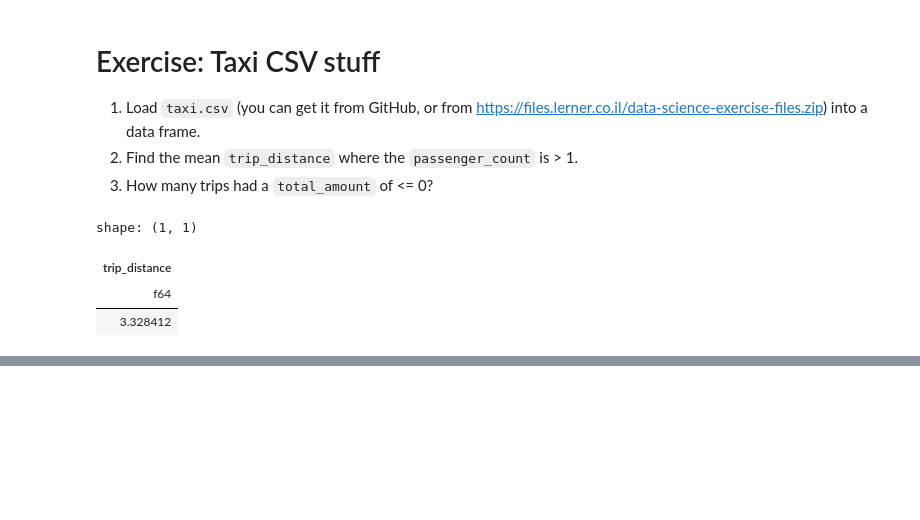
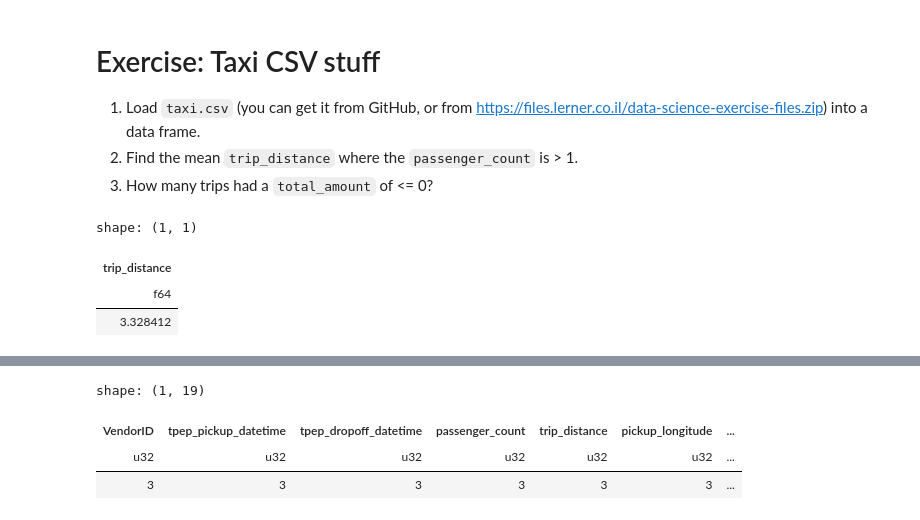
Before and after one commit to opagani/2024-08Aug-25-polars, a Jupyter notebook: LernerPython - 2024-08Aug-25-polars.ipynb, the cells around one changed output, grey strips where cells are left out. Drawn from its saved outputs; the diff is of its cells as text; code cells hidden in the pictures; blank space fills up the shorter version.

```diff
--- a/LernerPython - 2024-08Aug-25-polars.ipynb
+++ b/LernerPython - 2024-08Aug-25-polars.ipynb
@@ -864,0 +885,16 @@ shape: (1, 1)
+# %%
+# How many trips had a total_amount of <= 0?
+
+(
+    df
+    .filter(  # keep only those rows where total_amount <= 0
+        pl.col('total_amount') <= 0
+    )
+    .select('VendorID')
+    .count()
+)
+# %% [output]
+shape: (1, 19)
+| VendorID | tpep_pickup_datetime | tpep_dropoff_datetime | passenger_count | trip_distance | pickup_longitude | ... |
+| u32 | u32 | u32 | u32 | u32 | u32 | ... |
+| 3 | 3 | 3 | 3 | 3 | 3 | ... |
```
Also changed, not shown: parts of 2 cells of this notebook.
